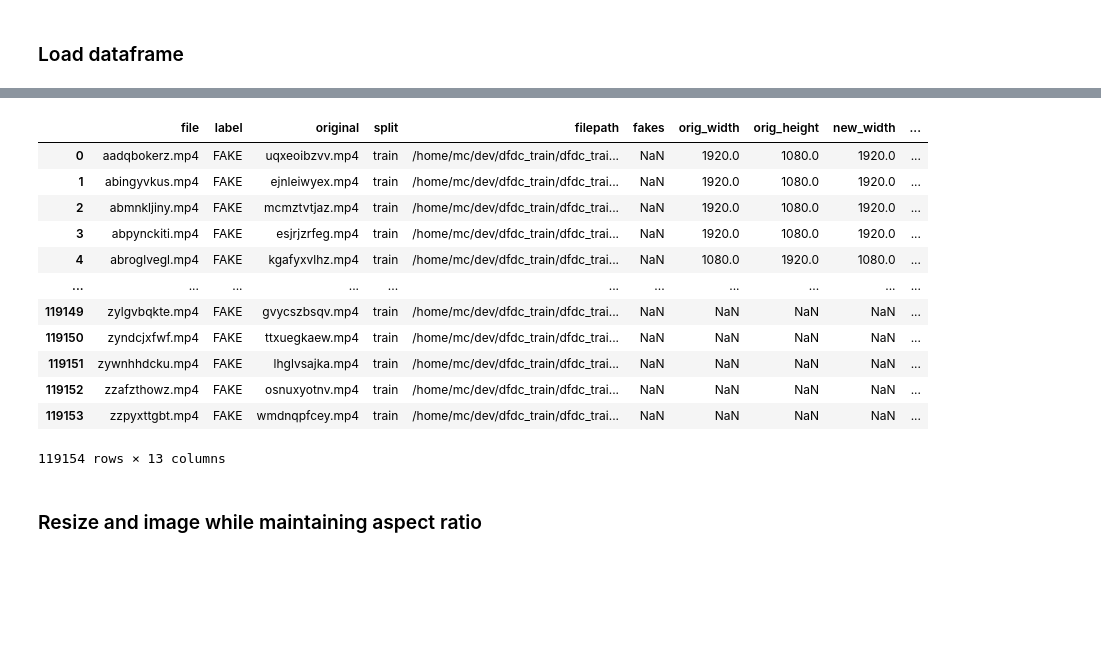
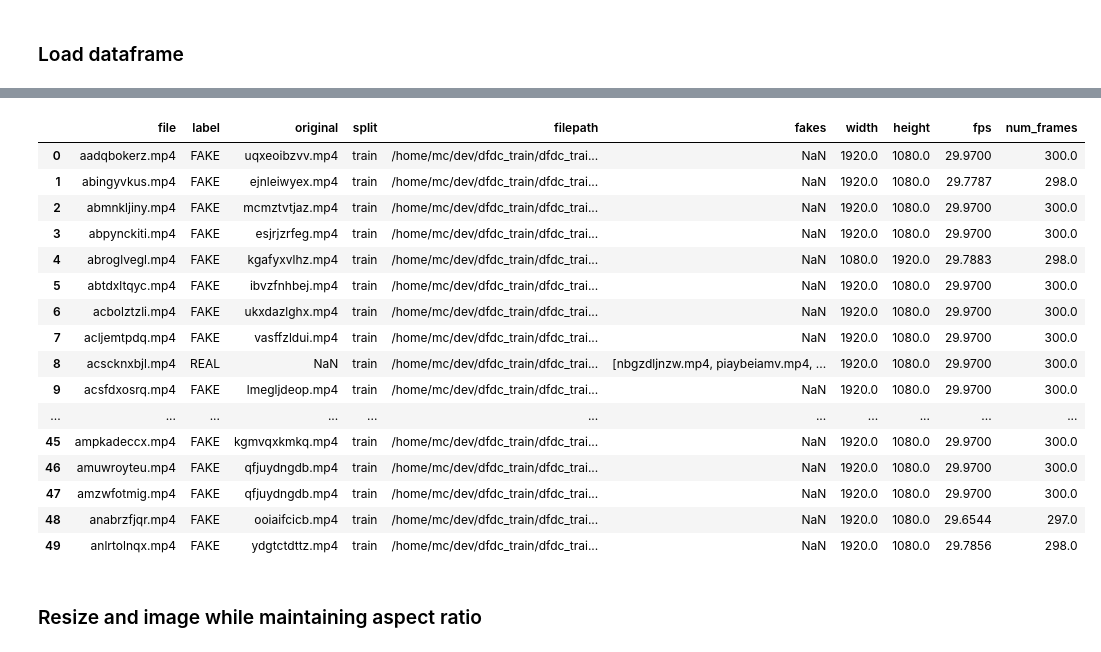
Before and after one commit to cookjmatt/Deepfake-Detection-Challenge, a Jupyter notebook: notebooks/EDA Part 2.ipynb, the cells around one changed output, grey strips where cells are left out. Cells and saved outputs as stored; diff of their text form; code cells hidden in the pictures; blank space fills up the shorter version.

Commit message:
update dataframe video info

```diff
--- a/notebooks/EDA Part 2.ipynb
+++ b/notebooks/EDA Part 2.ipynb
@@ -14,19 +12,23 @@ EOFError:
 # %%
-df
+df[:50]
 # %% [output]
-|  | file | label | original | split | filepath | fakes | orig_width | orig_height | new_width | ... |
-| 0 | aadqbokerz.mp4 | FAKE | uqxeoibzvv.mp4 | train | /home/mc/dev/dfdc_train/dfdc_trai... | NaN | 1920.0 | 1080.0 | 1920.0 | ... |
-| 1 | abingyvkus.mp4 | FAKE | ejnleiwyex.mp4 | train | /home/mc/dev/dfdc_train/dfdc_trai... | NaN | 1920.0 | 1080.0 | 1920.0 | ... |
-| 2 | abmnkljiny.mp4 | FAKE | mcmztvtjaz.mp4 | train | /home/mc/dev/dfdc_train/dfdc_trai... | NaN | 1920.0 | 1080.0 | 1920.0 | ... |
-| 3 | abpynckiti.mp4 | FAKE | esjrjzrfeg.mp4 | train | /home/mc/dev/dfdc_train/dfdc_trai... | NaN | 1920.0 | 1080.0 | 1920.0 | ... |
-| 4 | abroglvegl.mp4 | FAKE | kgafyxvlhz.mp4 | train | /home/mc/dev/dfdc_train/dfdc_trai... | NaN | 1080.0 | 1920.0 | 1080.0 | ... |
+|  | file | label | original | split | filepath | fakes | width | height | fps | num_frames |
+| 0 | aadqbokerz.mp4 | FAKE | uqxeoibzvv.mp4 | train | /home/mc/dev/dfdc_train/dfdc_trai... | NaN | 1920.0 | 1080.0 | 29.9700 | 300.0 |
+| 1 | abingyvkus.mp4 | FAKE | ejnleiwyex.mp4 | train | /home/mc/dev/dfdc_train/dfdc_trai... | NaN | 1920.0 | 1080.0 | 29.7787 | 298.0 |
+| 2 | abmnkljiny.mp4 | FAKE | mcmztvtjaz.mp4 | train | /home/mc/dev/dfdc_train/dfdc_trai... | NaN | 1920.0 | 1080.0 | 29.9700 | 300.0 |
+| 3 | abpynckiti.mp4 | FAKE | esjrjzrfeg.mp4 | train | /home/mc/dev/dfdc_train/dfdc_trai... | NaN | 1920.0 | 1080.0 | 29.9700 | 300.0 |
+| 4 | abroglvegl.mp4 | FAKE | kgafyxvlhz.mp4 | train | /home/mc/dev/dfdc_train/dfdc_trai... | NaN | 1080.0 | 1920.0 | 29.7883 | 298.0 |
+| 5 | abtdxltqyc.mp4 | FAKE | ibvzfnhbej.mp4 | train | /home/mc/dev/dfdc_train/dfdc_trai... | NaN | 1920.0 | 1080.0 | 29.9700 | 300.0 |
+| 6 | acbolztzli.mp4 | FAKE | ukxdazlghx.mp4 | train | /home/mc/dev/dfdc_train/dfdc_trai... | NaN | 1920.0 | 1080.0 | 29.9700 | 300.0 |
+| 7 | acljemtpdq.mp4 | FAKE | vasffzldui.mp4 | train | /home/mc/dev/dfdc_train/dfdc_trai... | NaN | 1920.0 | 1080.0 | 29.9700 | 300.0 |
+| 8 | acscknxbjl.mp4 | REAL | NaN | train | /home/mc/dev/dfdc_train/dfdc_trai... | [nbgzdljnzw.mp4, piaybeiamv.mp4, ... | 1920.0 | 1080.0 | 29.9700 | 300.0 |
+| 9 | acsfdxosrq.mp4 | FAKE | lmegljdeop.mp4 | train | /home/mc/dev/dfdc_train/dfdc_trai... | NaN | 1920.0 | 1080.0 | 29.9700 | 300.0 |
 | ... | ... | ... | ... | ... | ... | ... | ... | ... | ... | ... |
-| 119149 | zylgvbqkte.mp4 | FAKE | gvycszbsqv.mp4 | train | /home/mc/dev/dfdc_train/dfdc_trai... | NaN | NaN | NaN | NaN | ... |
-| 119150 | zyndcjxfwf.mp4 | FAKE | ttxuegkaew.mp4 | train | /home/mc/dev/dfdc_train/dfdc_trai... | NaN | NaN | NaN | NaN | ... |
-| 119151 | zywnhhdcku.mp4 | FAKE | lhglvsajka.mp4 | train | /home/mc/dev/dfdc_train/dfdc_trai... | NaN | NaN | NaN | NaN | ... |
-| 119152 | zzafzthowz.mp4 | FAKE | osnuxyotnv.mp4 | train | /home/mc/dev/dfdc_train/dfdc_trai... | NaN | NaN | NaN | NaN | ... |
-| 119153 | zzpyxttgbt.mp4 | FAKE | wmdnqpfcey.mp4 | train | /home/mc/dev/dfdc_train/dfdc_trai... | NaN | NaN | NaN | NaN | ... |
+| 45 | ampkadeccx.mp4 | FAKE | kgmvqxkmkq.mp4 | train | /home/mc/dev/dfdc_train/dfdc_trai... | NaN | 1920.0 | 1080.0 | 29.9700 | 300.0 |
+| 46 | amuwroyteu.mp4 | FAKE | qfjuydngdb.mp4 | train | /home/mc/dev/dfdc_train/dfdc_trai... | NaN | 1920.0 | 1080.0 | 29.9700 | 300.0 |
+| 47 | amzwfotmig.mp4 | FAKE | qfjuydngdb.mp4 | train | /home/mc/dev/dfdc_train/dfdc_trai... | NaN | 1920.0 | 1080.0 | 29.9700 | 300.0 |
+| 48 | anabrzfjqr.mp4 | FAKE | ooiaifcicb.mp4 | train | /home/mc/dev/dfdc_train/dfdc_trai... | NaN | 1920.0 | 1080.0 | 29.6544 | 297.0 |
+| 49 | anlrtolnqx.mp4 | FAKE | ydgtctdttz.mp4 | train | /home/mc/dev/dfdc_train/dfdc_trai... | NaN | 1920.0 | 1080.0 | 29.7856 | 298.0 |
-119154 rows × 13 columns
 # %% [markdown]
 ### Resize and image while maintaining aspect ratio
 # %%
```
Also changed, not shown: parts of 1 cell of this notebook, 2 other files.
